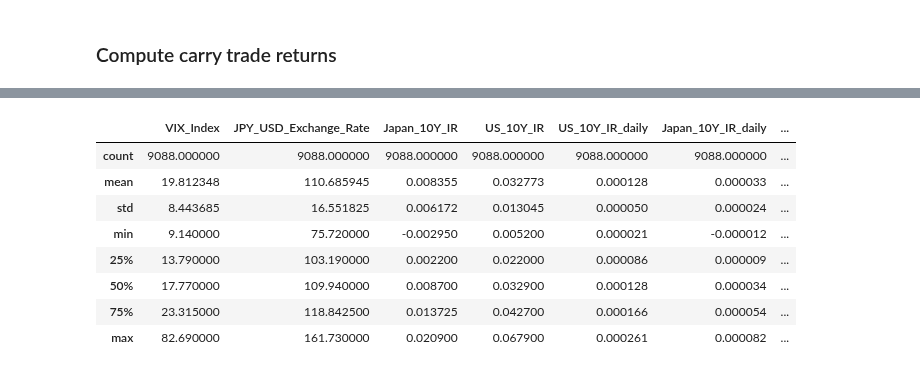
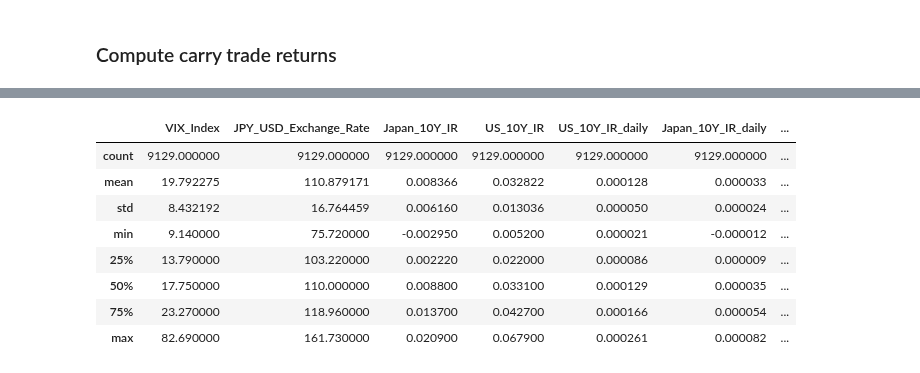
Before and after one commit to alexzheng123/EC331-project, a Jupyter notebook: code/data_cleansing.ipynb, the cells around one changed output, grey strips where cells are left out. Saved outputs shown, nothing was run; the diff lists cells and outputs as text; code cells hidden in the pictures.

```diff
--- a/code/data_cleansing.ipynb
+++ b/code/data_cleansing.ipynb
@@ -212,7 +213,6 @@ US_10Y_IR                2867
 dtype: int64
 # %%
-# Forward fill missing values
-cleaned_df = combined_df.ffill()
-cleaned_df.dropna(inplace=True)
+# Drop rows with NaN values
+combined_df.dropna(inplace=True)
 # %%
 # Count NaN values in each column
@@ -275,8 +275,8 @@ plt.legend(loc='upper left', prop={'size': 8});
 ### Compute carry trade returns
 # %%
 # Convert Japan and US interest rates into decimals
-cleaned_df = cleaned_df.copy()
+combined_df = combined_df.copy()
 
-cleaned_df['US_10Y_IR'] = cleaned_df['US_10Y_IR'] / 100
-cleaned_df['Japan_10Y_IR'] = cleaned_df['Japan_10Y_IR'] / 100
+combined_df['US_10Y_IR'] = combined_df['US_10Y_IR'] / 100
+combined_df['Japan_10Y_IR'] = combined_df['Japan_10Y_IR'] / 100
 # %%
@@ -298,16 +298,16 @@ cleaned_df.head(10)
 ### Compute carry trade returns
 # %%
 # Convert US and Japan 10Y bond yields to daily rates
-cleaned_df['US_10Y_IR_daily'] = ((1 + cleaned_df['US_10Y_IR']) ** (1/252)) - 1
-cleaned_df['Japan_10Y_IR_daily'] = ((1 + cleaned_df['Japan_10Y_IR']) ** (1/252)) - 1
+combined_df['US_10Y_IR_daily'] = ((1 + combined_df['US_10Y_IR']) ** (1/252)) - 1
+combined_df['Japan_10Y_IR_daily'] = ((1 + combined_df['Japan_10Y_IR']) ** (1/252)) - 1
 # %%
 # Create shifted interest rates and exchange rates to represent t-1
-cleaned_df['US_10Y_IR_daily_t-1'] = cleaned_df['US_10Y_IR_daily'].shift(1)
-cleaned_df['Japan_10Y_IR_daily_t-1'] = cleaned_df['Japan_10Y_IR_daily'].shift(1)
-cleaned_df['Exchange_Rate_t-1'] = cleaned_df['JPY_USD_Exchange_Rate'].shift(1)
+combined_df['US_10Y_IR_daily_t-1'] = combined_df['US_10Y_IR_daily'].shift(1)
+combined_df['Japan_10Y_IR_daily_t-1'] = combined_df['Japan_10Y_IR_daily'].shift(1)
+combined_df['Exchange_Rate_t-1'] = combined_df['JPY_USD_Exchange_Rate'].shift(1)
 
 # Carry trade returns
-cleaned_df['carry_trade_returns'] = (1 + cleaned_df['US_10Y_IR_daily_t-1']) * (cleaned_df['JPY_USD_Exchange_Rate'] / cleaned_df['Exchange_Rate_t-1']) - (1 + cleaned_df['Japan_10Y_IR_daily_t-1'])
+combined_df['carry_trade_returns'] = (1 + combined_df['US_10Y_IR_daily_t-1']) * (combined_df['JPY_USD_Exchange_Rate'] / combined_df['Exchange_Rate_t-1']) - (1 + combined_df['Japan_10Y_IR_daily_t-1'])
 
 # Drop rows with NaN values caused by shifting
-cleaned_df.dropna(inplace=True)
+combined_df.dropna(inplace=True)
@@ -331,14 +331,14 @@ cleaned_df
 # %%
-cleaned_df.describe()
+combined_df.describe()
 # %% [output]
 |  | VIX_Index | JPY_USD_Exchange_Rate | Japan_10Y_IR | US_10Y_IR | US_10Y_IR_daily | Japan_10Y_IR_daily | ... |
-| count | 9088.000000 | 9088.000000 | 9088.000000 | 9088.000000 | 9088.000000 | 9088.000000 | ... |
-| mean | 19.812348 | 110.685945 | 0.008355 | 0.032773 | 0.000128 | 0.000033 | ... |
-| std | 8.443685 | 16.551825 | 0.006172 | 0.013045 | 0.000050 | 0.000024 | ... |
+| count | 9129.000000 | 9129.000000 | 9129.000000 | 9129.000000 | 9129.000000 | 9129.000000 | ... |
+| mean | 19.792275 | 110.879171 | 0.008366 | 0.032822 | 0.000128 | 0.000033 | ... |
+| std | 8.432192 | 16.764459 | 0.006160 | 0.013036 | 0.000050 | 0.000024 | ... |
 | min | 9.140000 | 75.720000 | -0.002950 | 0.005200 | 0.000021 | -0.000012 | ... |
-| 25% | 13.790000 | 103.190000 | 0.002200 | 0.022000 | 0.000086 | 0.000009 | ... |
-| 50% | 17.770000 | 109.940000 | 0.008700 | 0.032900 | 0.000128 | 0.000034 | ... |
-| 75% | 23.315000 | 118.842500 | 0.013725 | 0.042700 | 0.000166 | 0.000054 | ... |
+| 25% | 13.790000 | 103.220000 | 0.002220 | 0.022000 | 0.000086 | 0.000009 | ... |
+| 50% | 17.750000 | 110.000000 | 0.008800 | 0.033100 | 0.000129 | 0.000035 | ... |
+| 75% | 23.270000 | 118.960000 | 0.013700 | 0.042700 | 0.000166 | 0.000054 | ... |
 | max | 82.690000 | 161.730000 | 0.020900 | 0.067900 | 0.000261 | 0.000082 | ... |
 # %%
 plt.figure(figsize=(12, 6))
```
Also changed, not shown: parts of 21 cells of this notebook, 19 other files.
